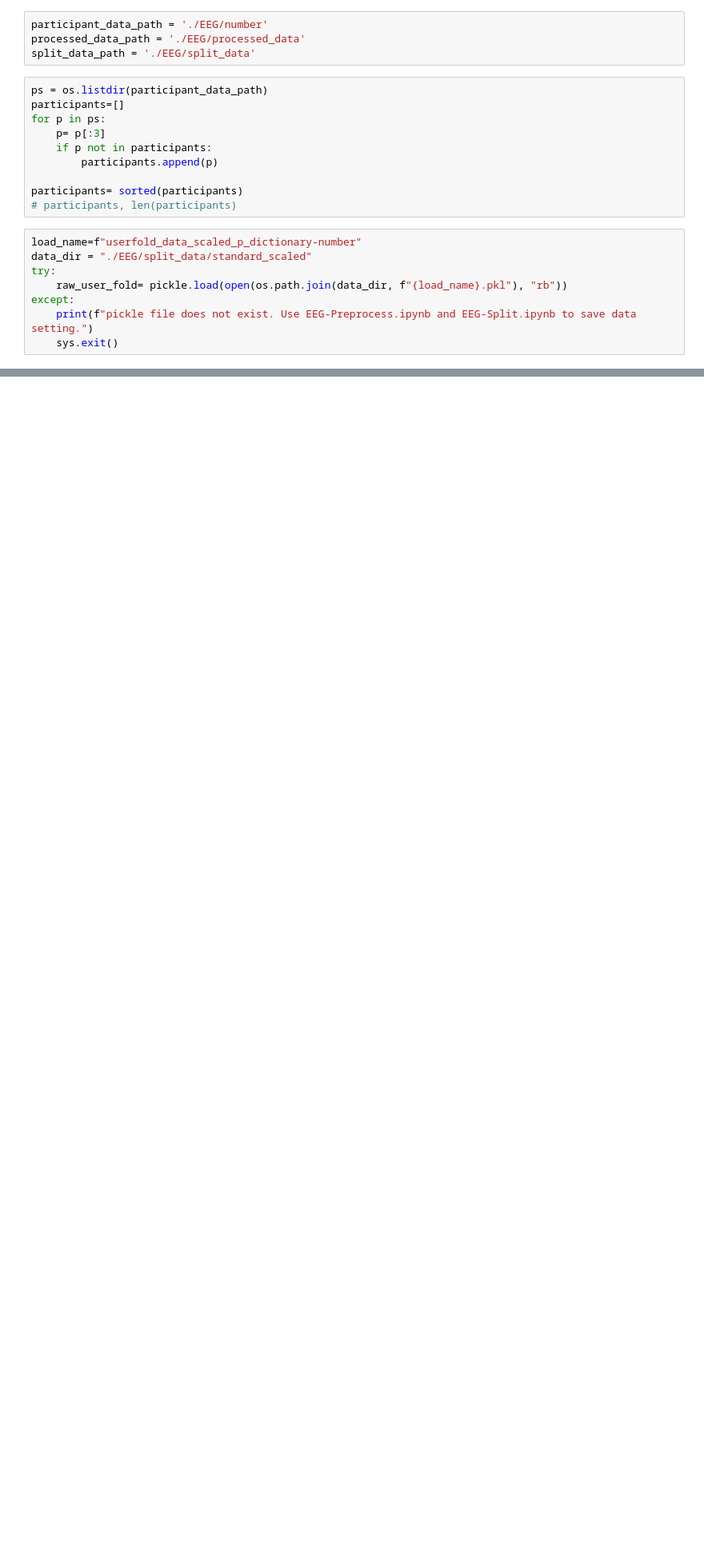
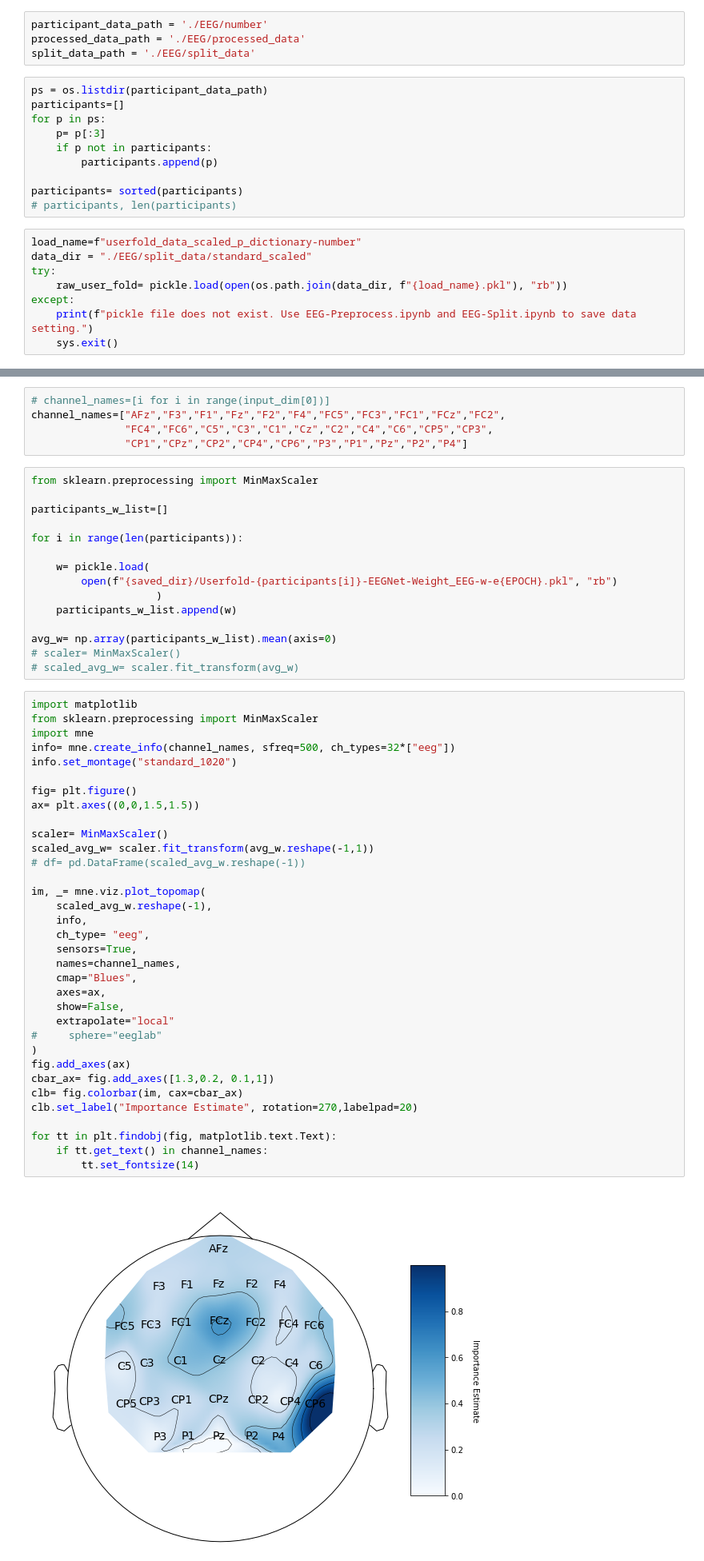
Before and after one commit to thehcclab/pairwise-importance-estimate-extension-with-time-series-adaptation, a Jupyter notebook: EEG-ModelTraining-Weight-EEG.ipynb, the cells around one changed output, grey strips where cells are left out. Shown at 80% size. Cells and saved outputs as stored; diff of their text form; blank space fills up the shorter version.

```diff
--- a/EEG-ModelTraining-Weight-EEG.ipynb
+++ b/EEG-ModelTraining-Weight-EEG.ipynb
@@ -231,0 +264,56 @@ array([1.0195702 , 0.98991334, 0.98931396, 1.0119187 , 0.9500421 ,
+# %%
+# channel_names=[i for i in range(input_dim[0])]
+channel_names=["AFz","F3","F1","Fz","F2","F4","FC5","FC3","FC1","FCz","FC2",
+               "FC4","FC6","C5","C3","C1","Cz","C2","C4","C6","CP5","CP3",
+               "CP1","CPz","CP2","CP4","CP6","P3","P1","Pz","P2","P4"]
+# %%
+from sklearn.preprocessing import MinMaxScaler
+
+participants_w_list=[]
+
+for i in range(len(participants)):
+
+    w= pickle.load(
+        open(f"{saved_dir}/Userfold-{participants[i]}-EEGNet-Weight_EEG-w-e{EPOCH}.pkl", "rb")
+                    )
+    participants_w_list.append(w)
+
+avg_w= np.array(participants_w_list).mean(axis=0)
+# scaler= MinMaxScaler()
+# scaled_avg_w= scaler.fit_transform(avg_w)
+# %%
+import matplotlib
+from sklearn.preprocessing import MinMaxScaler
+import mne
+info= mne.create_info(channel_names, sfreq=500, ch_types=32*["eeg"])
+info.set_montage("standard_1020")
+
+fig= plt.figure()
+ax= plt.axes((0,0,1.5,1.5))
+
+scaler= MinMaxScaler()
+scaled_avg_w= scaler.fit_transform(avg_w.reshape(-1,1))
+# df= pd.DataFrame(scaled_avg_w.reshape(-1))
+
+im, _= mne.viz.plot_topomap(
+    scaled_avg_w.reshape(-1),
+    info,
+    ch_type= "eeg",
+    sensors=True,
+    names=channel_names,
+    cmap="Blues",
+    axes=ax,
+    show=False,
+    extrapolate="local"
+#     sphere="eeglab"
+)
+fig.add_axes(ax)
+cbar_ax= fig.add_axes([1.3,0.2, 0.1,1])
+clb= fig.colorbar(im, cax=cbar_ax)
+clb.set_label("Importance Estimate", rotation=270,labelpad=20)
+
+for tt in plt.findobj(fig, matplotlib.text.Text):
+    if tt.get_text() in channel_names:
+        tt.set_fontsize(14)
+# %% [output]
+[figure, added]
```
Also changed, not shown: parts of 3 cells of this notebook, 12 other files.
